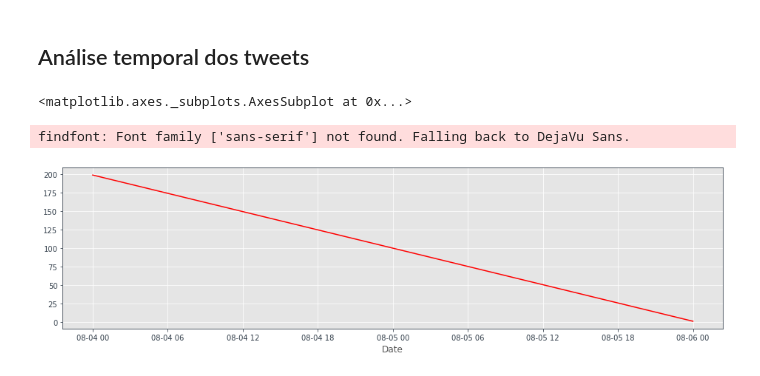
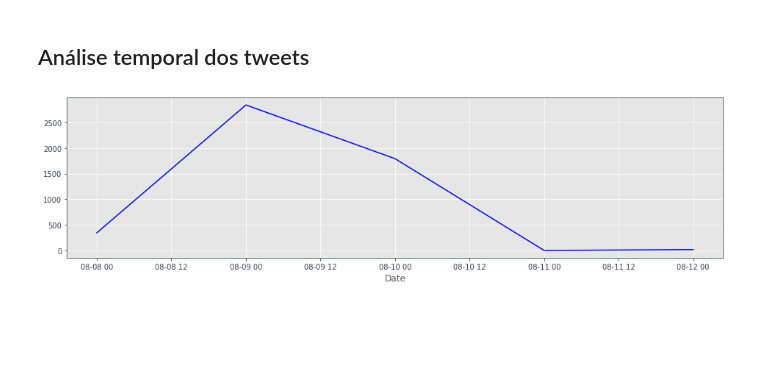
Before and after one commit to MayaraMachado/tweet_analysis, a Jupyter notebook: AnaliseTweets.ipynb, the cells around one changed output. Cells and saved outputs as stored; diff of their text form; code cells hidden in the pictures; blank space fills up the shorter version.

```diff
--- a/AnaliseTweets.ipynb
+++ b/AnaliseTweets.ipynb
@@ -46,7 +46,12 @@ class TweetAnalyzer():
     Tweet cleansing.
     '''
 
-    return tweets_text.replace("\n", " ")
+    clean_text = re.sub(r'RT+', '', tweets_text)
+    clean_text = re.sub(r'@\S+', '', clean_text)
+    clean_text = re.sub(r'http\S+', '', clean_text)
+    clean_text = clean_text.replace("\n", " ")
+
+    return clean_text
 
   def search_by_keyword(self, keyword, count=10, result_type='mixed', lang='en', tweet_mode='extended'):
     '''
@@ -55,7 +60,7 @@ class TweetAnalyzer():
     tweets_iter = tweepy.Cursor(self.conToken.search,
                           q=keyword, tweet_mode=tweet_mode,
                           rpp=count, result_type=result_type,
-                          since=datetime(2020,7,31,0,0,0).date(), until=datetime(2020,8,7,0,0,0).date(),
+                          since=datetime(2020,7,31,0,0,0).date(),
                           lang=lang, include_entities=True).items(count)
 
     return tweets_iter
@@ -103,11 +108,12 @@ class TweetAnalyzer():
 
       return tweets_sentiments_list
 # %%
-analyzer = TweetAnalyzer(consumer_key = "3FxJM7gDYDVWNfnhFk56eo1e7", consumer_secret = "Ai9AyBxeVvQY9K3a7oQvq7LYipdBs5oVUZu7fimo7pqr4g2Gx6", access_token = "1289005592019963905-Ikkuxzd4CbkPGvxAkeEpOhU7TPrhyr", access_token_secret = "9A5BZMD0dXF01ydRGKMrBRk1geOCJVS0AuAgPCfmHp63X")
+analyzer = TweetAnalyzer(consumer_key = CONSUMER_KEY, consumer_secret = CONSUMER_SECRET, access_token = ACCESS_TOKEN)
 keyword = ("'Black is King' OR 'black is king' OR 'Beyonce' OR 'beyonce' OR #blackisking OR '#BlackIsKing' OR 'black is king beyonce'")
-
-tweets_iter = analyzer.search_by_keyword(keyword, 200)
-tweets_data_list = analyzer.prepare_tweets_list(tweets_iter)
+count = 5000
+# %%
+tweets_iter = analyzer.search_by_keyword(keyword, count)
+tweets_data_list = analyzer.prepare_tweets_list(tweets_iter)
 # %%
 tweets_df = pd.DataFrame(tweets_data_list)
 # %% [markdown]
@@ -188,14 +189,13 @@ sources_sorted = source_df.sort_values('Total', ascending=True)
 # %%
 # Plotar gráfico
 plt.style.use('ggplot')
-plt.rcParams['font.sans-serif'] = 'Helvetica'
 plt.rcParams['axes.edgecolor']='#333F4B'
 plt.rcParams['axes.linewidth']=0.8
 plt.rcParams['xtick.color']='#333F4B'
 plt.rcParams['ytick.color']='#333F4B'
 my_range=list(range(1,len(sources_sorted.index)+1))
 
-ax = sources_sorted.Total.plot(kind='barh',color='#1f77b4', alpha=0.8, linewidth=5, figsize=(12,12))
+ax = sources_sorted.Total.plot(kind='barh',color='#1f77b4', alpha=0.8, linewidth=5, figsize=(15,15))
 ax.get_xaxis().set_major_formatter(plt.FuncFormatter(lambda x, loc: "{:,}".format(int(x))))
 
 plt.savefig('source_tweets.png', bbox_inches='tight', pad_inches=0.5)
@@ -231,11 +233,10 @@ mapa
 # %%
 data = tweets_df
 
 data['Date'] = pd.to_datetime(data['Date']).apply(lambda x: x.date())
 tlen = pd.Series(data['Date'].value_counts(), index=data['Date'])
 
-tlen.plot(figsize=(16,4), color='r')
+tlen.plot(figsize=(16,4), color='b')
+plt.savefig('timeline_tweets.png', bbox_inches='tight', pad_inches=0.5)
 # %% [output]
-<matplotlib.axes._subplots.AxesSubplot at 0x...>
-findfont: Font family ['sans-serif'] not found. Falling back to DejaVu Sans.
-[figure, old version]
+[figure, new version]
```
Also changed, not shown: parts of 9 cells of this notebook, 4 other files.
